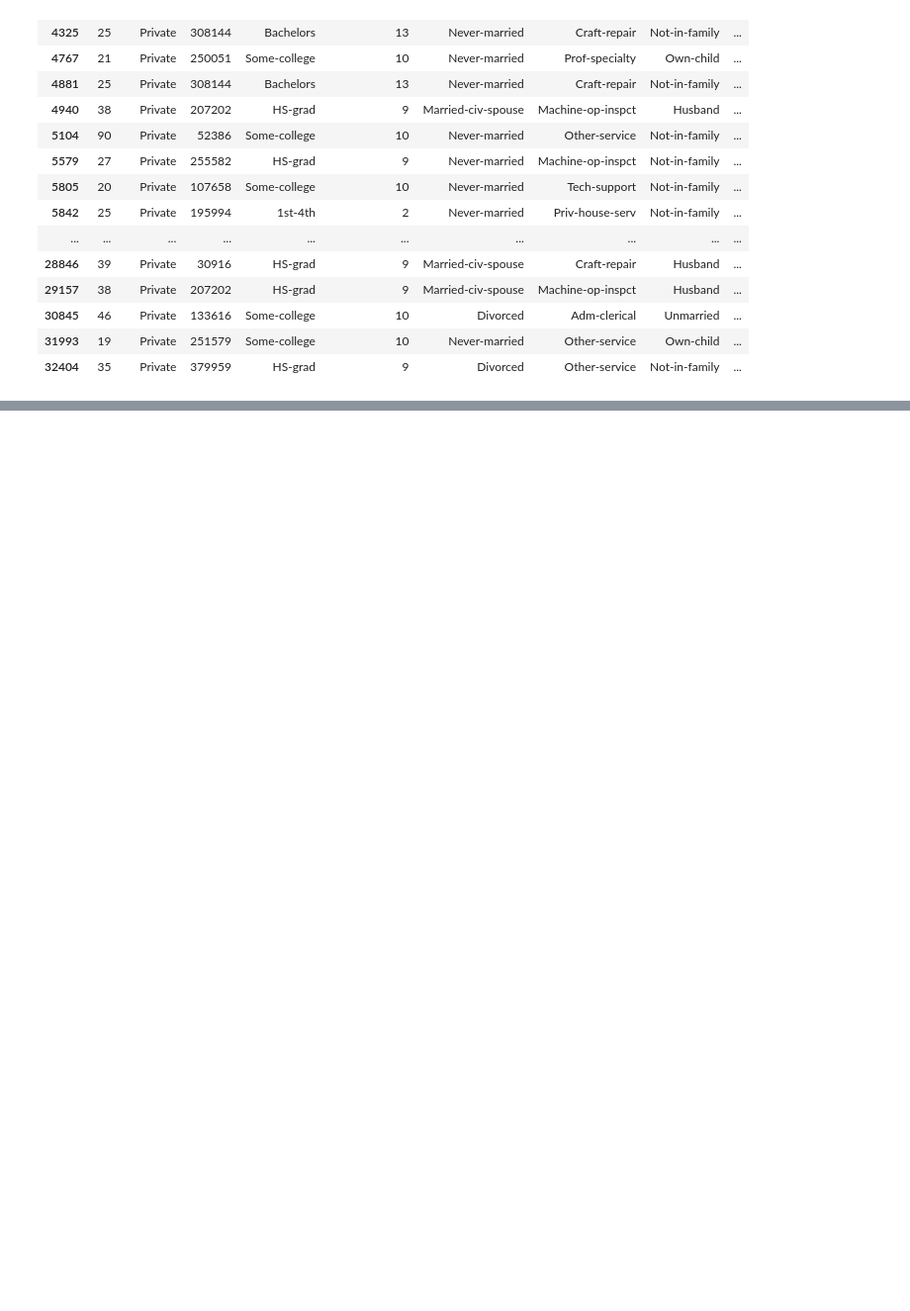
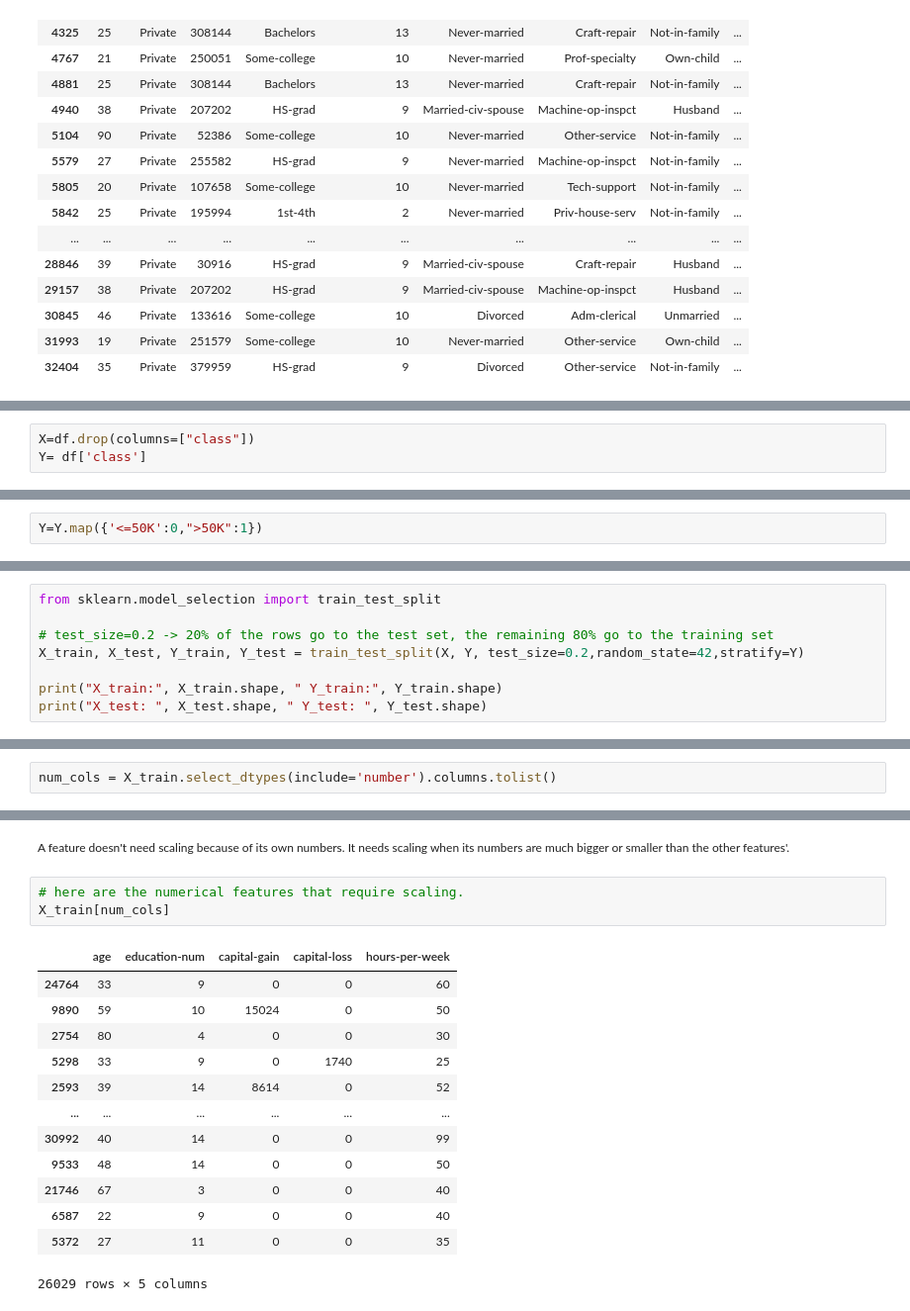
Before and after one commit to IsItHM/ML_projects, a Jupyter notebook: AI_Lab_HA_1.ipynb, the cells around one changed output, grey strips where cells are left out. Shown at 99% size. Drawn from its saved outputs; the diff is of its cells as text; blank space fills up the shorter version.

```diff
--- a/AI_Lab_HA_1.ipynb
+++ b/AI_Lab_HA_1.ipynb
@@ -97,0 +590,3 @@ df[df.duplicated(keep=False)]
+# %%
+X=df.drop(columns=["class"])
+Y= df['class']
@@ -97,0 +596,2 @@ df[df.duplicated(keep=False)]
+# %%
+Y=Y.map({'<=50K':0,">50K":1})
@@ -97,0 +607,8 @@ df[df.duplicated(keep=False)]
+# %%
+from sklearn.model_selection import train_test_split
+
+# test_size=0.2 -> 20% of the rows go to the test set, the remaining 80% go to the training set
+X_train, X_test, Y_train, Y_test = train_test_split(X, Y, test_size=0.2,random_state=42,stratify=Y)
+
+print("X_train:", X_train.shape, " Y_train:", Y_train.shape)
+print("X_test: ", X_test.shape, " Y_test: ", Y_test.shape)
@@ -97,0 +661,2 @@ df[df.duplicated(keep=False)]
+# %%
+num_cols = X_train.select_dtypes(include='number').columns.tolist()
@@ -97,0 +769,19 @@ df[df.duplicated(keep=False)]
+# %% [markdown]
+<p style="font-size: 12px;">A feature doesn't need scaling because of its own numbers. It needs scaling when its numbers are much bigger or smaller than the other features'. </p>
+# %%
+# here are the numerical features that require scaling.
+X_train[num_cols]
+# %% [output]
+|  | age | education-num | capital-gain | capital-loss | hours-per-week |
+| 24764 | 33 | 9 | 0 | 0 | 60 |
+| 9890 | 59 | 10 | 15024 | 0 | 50 |
+| 2754 | 80 | 4 | 0 | 0 | 30 |
+| 5298 | 33 | 9 | 0 | 1740 | 25 |
+| 2593 | 39 | 14 | 8614 | 0 | 52 |
+| ... | ... | ... | ... | ... | ... |
+| 30992 | 40 | 14 | 0 | 0 | 99 |
+| 9533 | 48 | 14 | 0 | 0 | 50 |
+| 21746 | 67 | 3 | 0 | 0 | 40 |
+| 6587 | 22 | 9 | 0 | 0 | 40 |
+| 5372 | 27 | 11 | 0 | 0 | 35 |
+26029 rows × 5 columns
```
Also changed, not shown: parts of 87 cells of this notebook.
